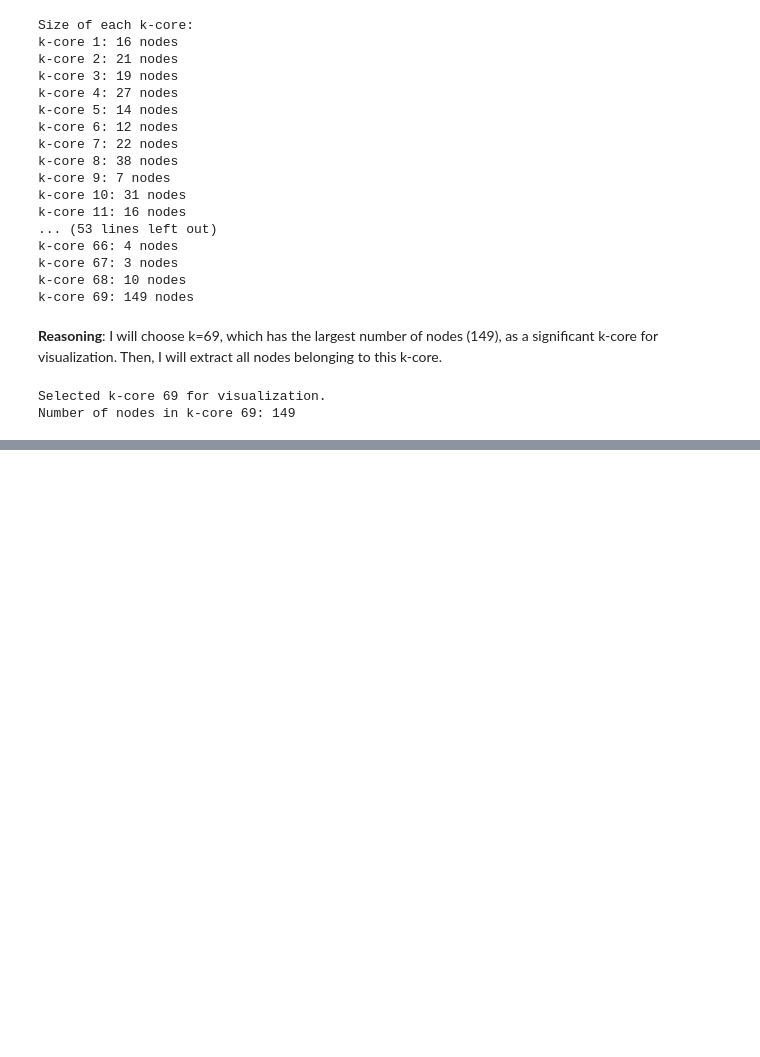
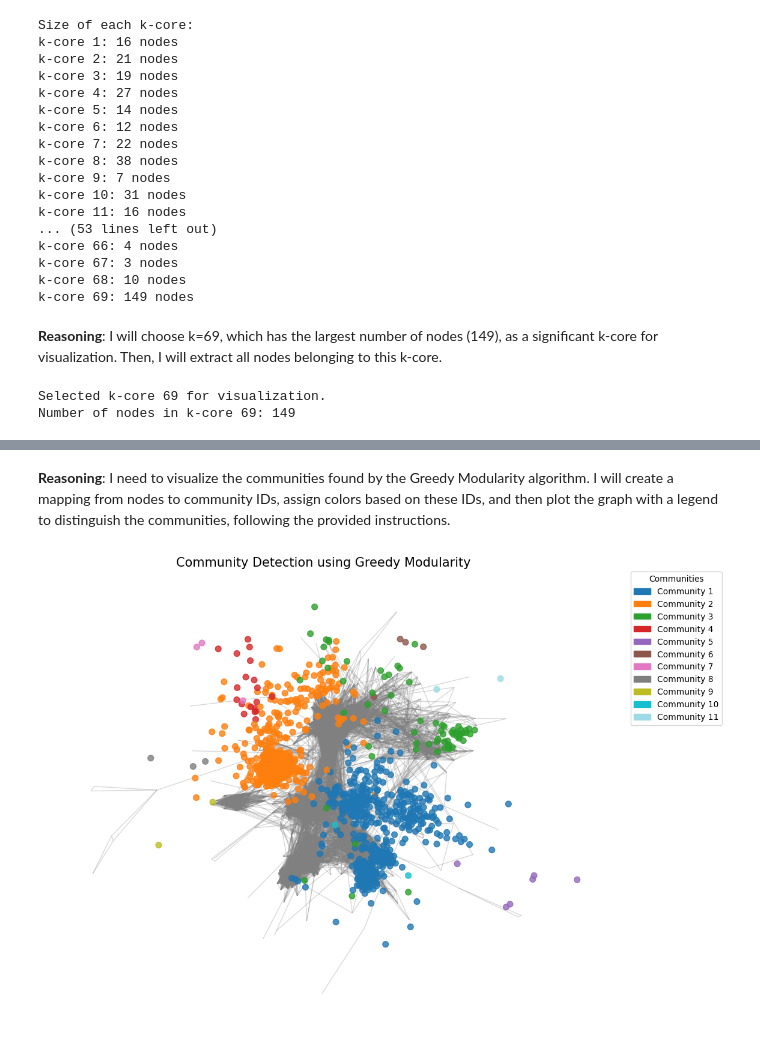
Before and after one commit to Toan510/DataAnalyst_STROKE, a Jupyter notebook: exerciese/HW3/code/hw3_p2.ipynb, the cells around one changed output, grey strips where cells are left out. Drawn from its saved outputs; the diff is of its cells as text; code cells hidden in the pictures; blank space fills up the shorter version.

```diff
--- a/exerciese/HW3/code/hw3_p2.ipynb
+++ b/exerciese/HW3/code/hw3_p2.ipynb
@@ -506,0 +459,10 @@ Now that the node colors are generated, I will draw the graph `G` using `nx.spri
+# %%
+import networkx.algorithms.community as nx_comm
+
+greedy_communities = list(nx_comm.greedy_modularity_communities(G))
+
+gm_num_communities = len(greedy_communities)
+gm_largest_community_size = max(len(c) for c in greedy_communities)
+
+print(f"Total number of communities found (Greedy Modularity): {gm_num_communities}")
+print(f"Size of the largest community (Greedy Modularity): {gm_largest_community_size}")
@@ -525,0 +577,35 @@ plt.show()
+# %% [markdown]
+**Reasoning**:
+I need to visualize the communities found by the Greedy Modularity algorithm. I will create a mapping from nodes to community IDs, assign colors based on these IDs, and then plot the graph with a legend to distinguish the communities, following the provided instructions.
+# %%
+import matplotlib.patches as mpatches
+
+node_to_community_gm = {}
+for i, community in enumerate(greedy_communities):
+    for node in community:
+        node_to_community_gm[node] = i
+
+# Get a colormap with enough distinct colors for all communities
+colors_gm = plt.get_cmap('tab20', gm_num_communities)
+
+# Create a list of colors for each node based on its community
+node_colors_gm = [colors_gm(node_to_community_gm[node]) for node in G.nodes()]
+
+plt.figure(figsize=(12, 10))
+
+# Draw nodes with community-specific colors
+nx.draw_networkx_nodes(G, pos=nx.spring_layout(G), node_color=node_colors_gm, node_size=50, alpha=0.8)
+# Draw edges
+nx.draw_networkx_edges(G, pos=nx.spring_layout(G), edge_color='gray', alpha=0.3)
+
+# Create legend patches
+legend_patches_gm = []
+for i in range(gm_num_communities):
+    legend_patches_gm.append(mpatches.Patch(color=colors_gm(i), label=f'Community {i+1}'))
+
+plt.legend(handles=legend_patches_gm, title='Communities', bbox_to_anchor=(1.05, 1), loc='upper left', borderaxespad=0.)
+plt.title('Community Detection using Greedy Modularity', size=15)
+plt.axis('off')
+plt.show()
+# %% [output]
+[figure, added]
```
Also changed, not shown: parts of 20 cells of this notebook.
